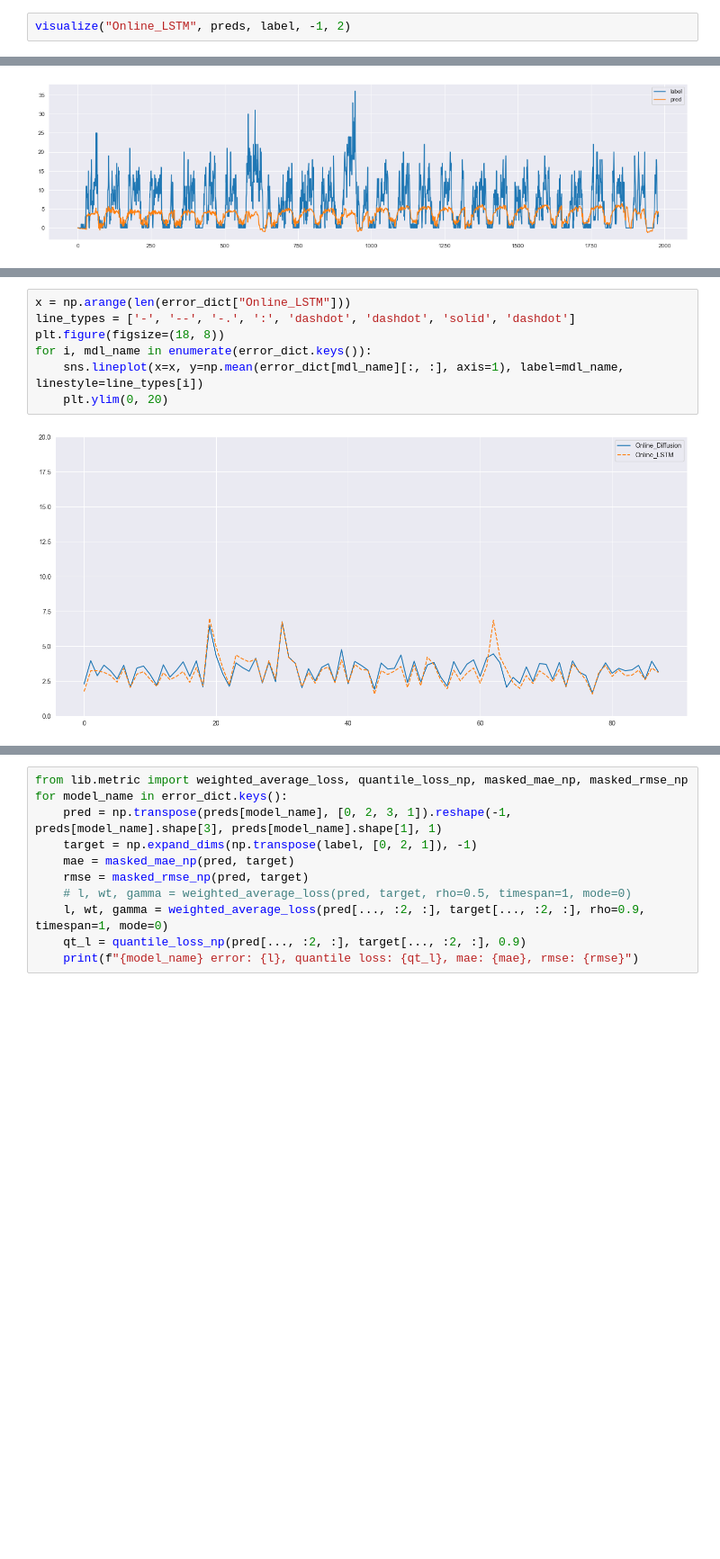
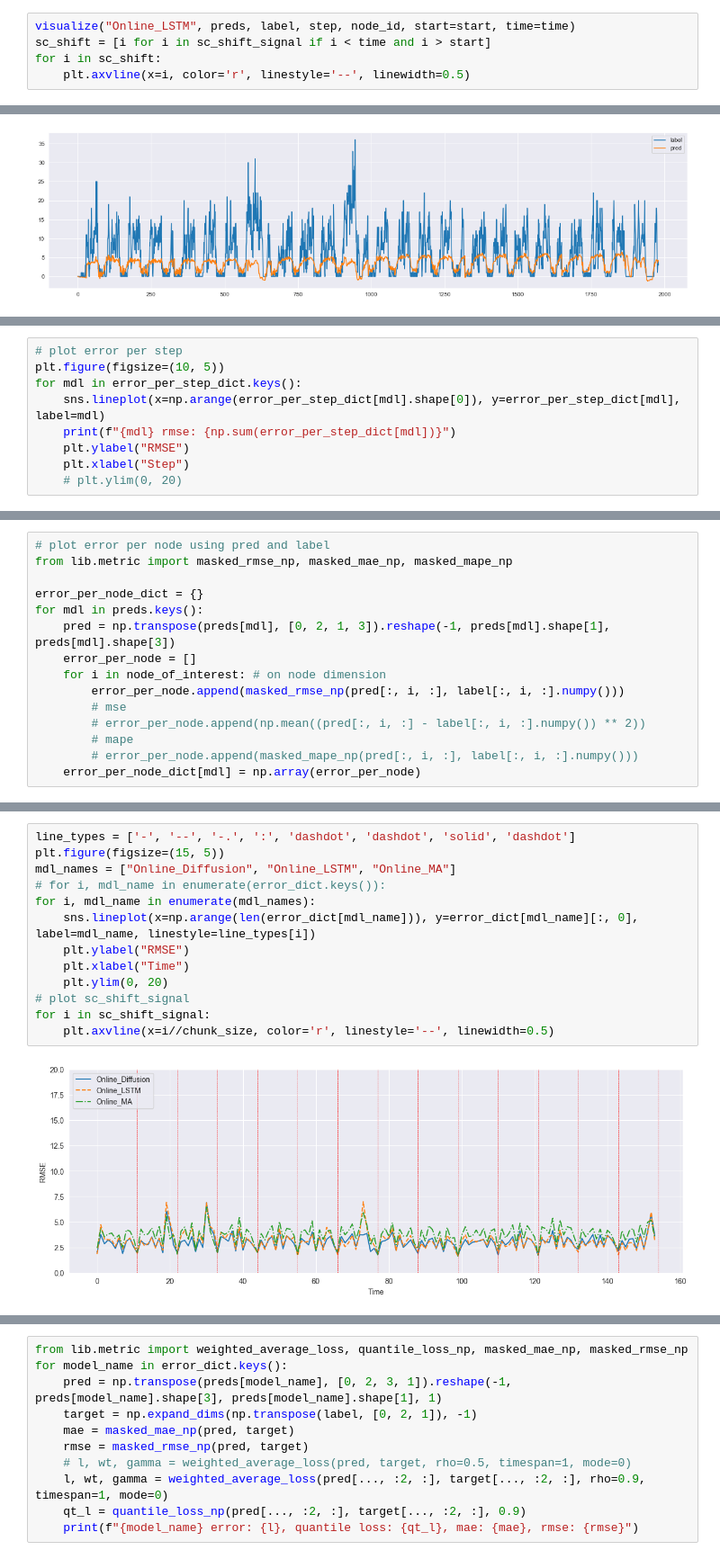
Before and after one commit to WaimenMak/Crowd-Flow-Inference, a Jupyter notebook: Online_Exp.ipynb, the cells around one changed output, grey strips where cells are left out. Shown at 90% size. Cells and saved outputs as stored; diff of their text form; blank space fills up the shorter version.

```diff
--- a/Online_Exp.ipynb
+++ b/Online_Exp.ipynb
@@ -212,3 +276,6 @@ visualize("Online_Diffusion", preds, label, -1, 2)
 # %%
-visualize("Online_LSTM", preds, label, -1, 2)
+visualize("Online_LSTM", preds, label, step, node_id, start=start, time=time)
+sc_shift = [i for i in sc_shift_signal if i < time and i > start]
+for i in sc_shift:
+    plt.axvline(x=i, color='r', linestyle='--', linewidth=0.5)
 # %% [output]
@@ -253,0 +339,9 @@ for i, mdl_name in enumerate(error_dict.keys()):
+# %%
+# plot error per step
+plt.figure(figsize=(10, 5))
+for mdl in error_per_step_dict.keys():
+    sns.lineplot(x=np.arange(error_per_step_dict[mdl].shape[0]), y=error_per_step_dict[mdl], label=mdl)
+    print(f"{mdl} rmse: {np.sum(error_per_step_dict[mdl])}")
+    plt.ylabel("RMSE")
+    plt.xlabel("Step")
+    # plt.ylim(0, 20)
@@ -253,0 +355,15 @@ for i, mdl_name in enumerate(error_dict.keys()):
+# %%
+# plot error per node using pred and label
+from lib.metric import masked_rmse_np, masked_mae_np, masked_mape_np
+
+error_per_node_dict = {}
+for mdl in preds.keys():
+    pred = np.transpose(preds[mdl], [0, 2, 1, 3]).reshape(-1, preds[mdl].shape[1], preds[mdl].shape[3])
+    error_per_node = []
+    for i in node_of_interest: # on node dimension
+        error_per_node.append(masked_rmse_np(pred[:, i, :], label[:, i, :].numpy()))
+        # mse
+        # error_per_node.append(np.mean((pred[:, i, :] - label[:, i, :].numpy()) ** 2))
+        # mape
+        # error_per_node.append(masked_mape_np(pred[:, i, :], label[:, i, :].numpy()))
+    error_per_node_dict[mdl] = np.array(error_per_node)
@@ -254,10 +388,16 @@ for i, mdl_name in enumerate(error_dict.keys()):
 # %%
-x = np.arange(len(error_dict["Online_LSTM"]))
 line_types = ['-', '--', '-.', ':', 'dashdot', 'dashdot', 'solid', 'dashdot']
-plt.figure(figsize=(18, 8))
-for i, mdl_name in enumerate(error_dict.keys()):
-    sns.lineplot(x=x, y=np.mean(error_dict[mdl_name][:, :], axis=1), label=mdl_name, linestyle=line_types[i])
+plt.figure(figsize=(15, 5))
+mdl_names = ["Online_Diffusion", "Online_LSTM", "Online_MA"]
+# for i, mdl_name in enumerate(error_dict.keys()):
+for i, mdl_name in enumerate(mdl_names):
+    sns.lineplot(x=np.arange(len(error_dict[mdl_name])), y=error_dict[mdl_name][:, 0], label=mdl_name, linestyle=line_types[i])
+    plt.ylabel("RMSE")
+    plt.xlabel("Time")
     plt.ylim(0, 20)
+# plot sc_shift_signal
+for i in sc_shift_signal:
+    plt.axvline(x=i//chunk_size, color='r', linestyle='--', linewidth=0.5)
 # %% [output]
-[figure, old version]
+[figure, new version]
 # %%
```
Also changed, not shown: parts of 86 cells of this notebook, 17 other files.
